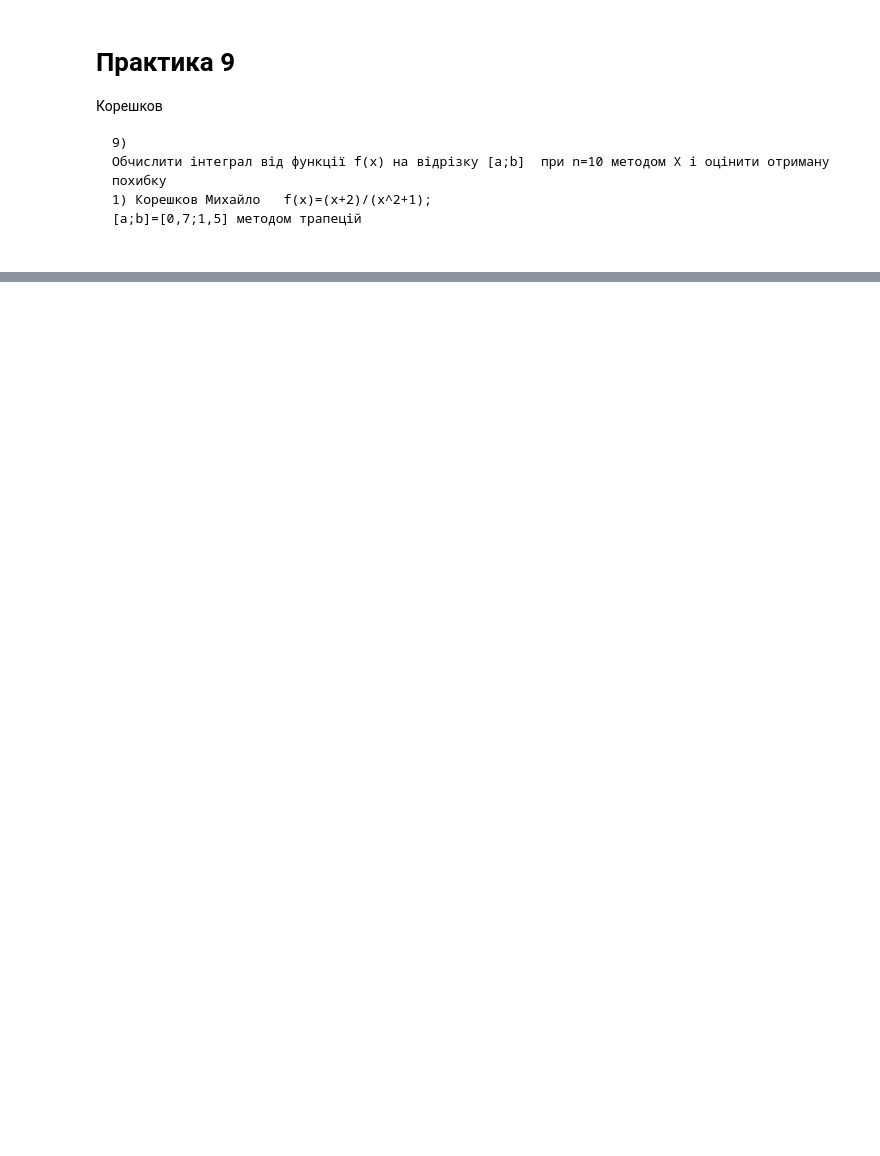
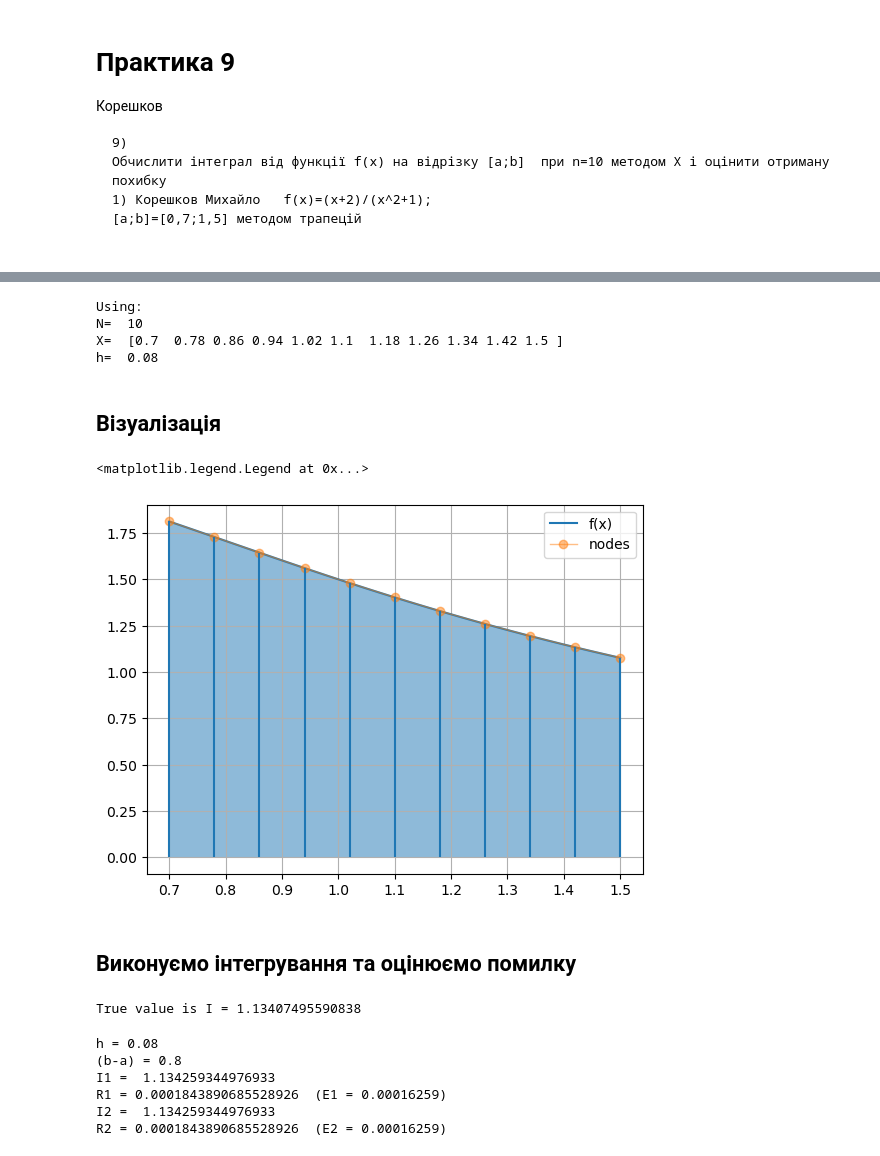
Before and after one commit to mkrooted256/grad-school, a Jupyter notebook: 1-computation/hw/hw9.ipynb, the cells around one changed output, grey strips where cells are left out. Cells and saved outputs as stored; diff of their text form; code cells hidden in the pictures; blank space fills up the shorter version.

```diff
--- a/1-computation/hw/hw9.ipynb
+++ b/1-computation/hw/hw9.ipynb
@@ -22,0 +47,7 @@ n = 10
+# %%
+import numpy as np
+
+xlims = 0.7, 1.5
+N = 10
+def f(x):
+    return (x+2)/(x**2+1)
@@ -22,0 +67,69 @@ n = 10
+# %%
+X = np.linspace(*xlims, N+1)
+assert X.shape[0] == N+1
+h = (xlims[1] - xlims[0])/N
+
+print("Using:")
+print("N= ", N)
+print("X= ", X)
+print("h= ", h)
+# %% [output]
+Using:
+N=  10
+X=  [0.7  0.78 0.86 0.94 1.02 1.1  1.18 1.26 1.34 1.42 1.5 ]
+h=  0.08
+# %% [markdown]
+## Візуалізація
+# %%
+import matplotlib.pyplot as plt
+
+xv = np.linspace(*xlims, 100)
+Y = f(X)
+
+plt.plot(xv, f(xv), label='f(x)')
+plt.plot(X, Y, 'o-', label='nodes', alpha=0.5, lw=1)
+plt.fill_between(X, 0, Y, alpha=0.5)
+plt.vlines(X, 0, Y)
+plt.grid()
+plt.legend()
+# %% [output]
+<matplotlib.legend.Legend at 0x...>
+[figure, added]
+# %% [markdown]
+## Виконуємо інтегрування та оцінюємо помилку
+# %%
+# 1. Аналітично
+def calc(a,b):
+    import sympy as sym
+    x = sym.symbols('x')
+    return sym.integrate(f(x), (x, a, b))
+
+I = float(calc(*xlims))
+print("True value is I =",I)
+# %% [output]
+True value is I = 1.13407495590838
+# %%
+# 2. Чисельно методом трапецій
+Y = f(X)
+
+print(f"h = {h}")
+print(f"(b-a) = {xlims[1] - xlims[0]}")
+
+I1 = trapz(Y, h=h)
+R1 = I1 - I
+E1 = I1/I - 1
+print("I1 = ", I1)
+print(f"R1 = {R1}  (E1 = {E1:.5g})")
+
+I2 = trapz(Y, X)
+R2 = I2 - I
+E2 = I2/I - 1
+print("I2 = ", I2)
+print(f"R2 = {R2}  (E2 = {E2:.5g})")
+# %% [output]
+h = 0.08
+(b-a) = 0.8
+I1 =  1.134259344976933
+R1 = 0.0001843890685528926  (E1 = 0.00016259)
+I2 =  1.134259344976933
+R2 = 0.0001843890685528926  (E2 = 0.00016259)
```
Also changed, not shown: parts of 9 cells of this notebook, 5 other files.
